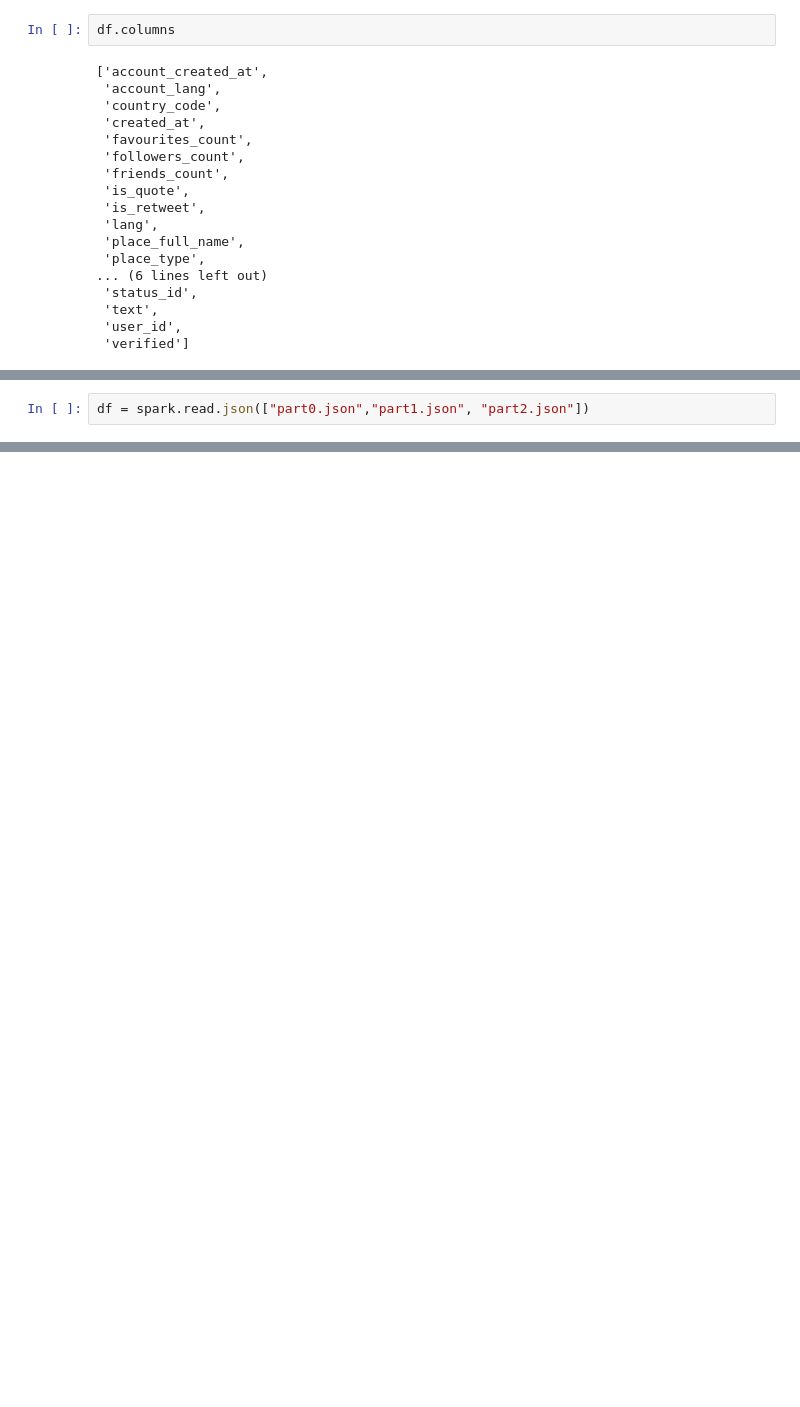
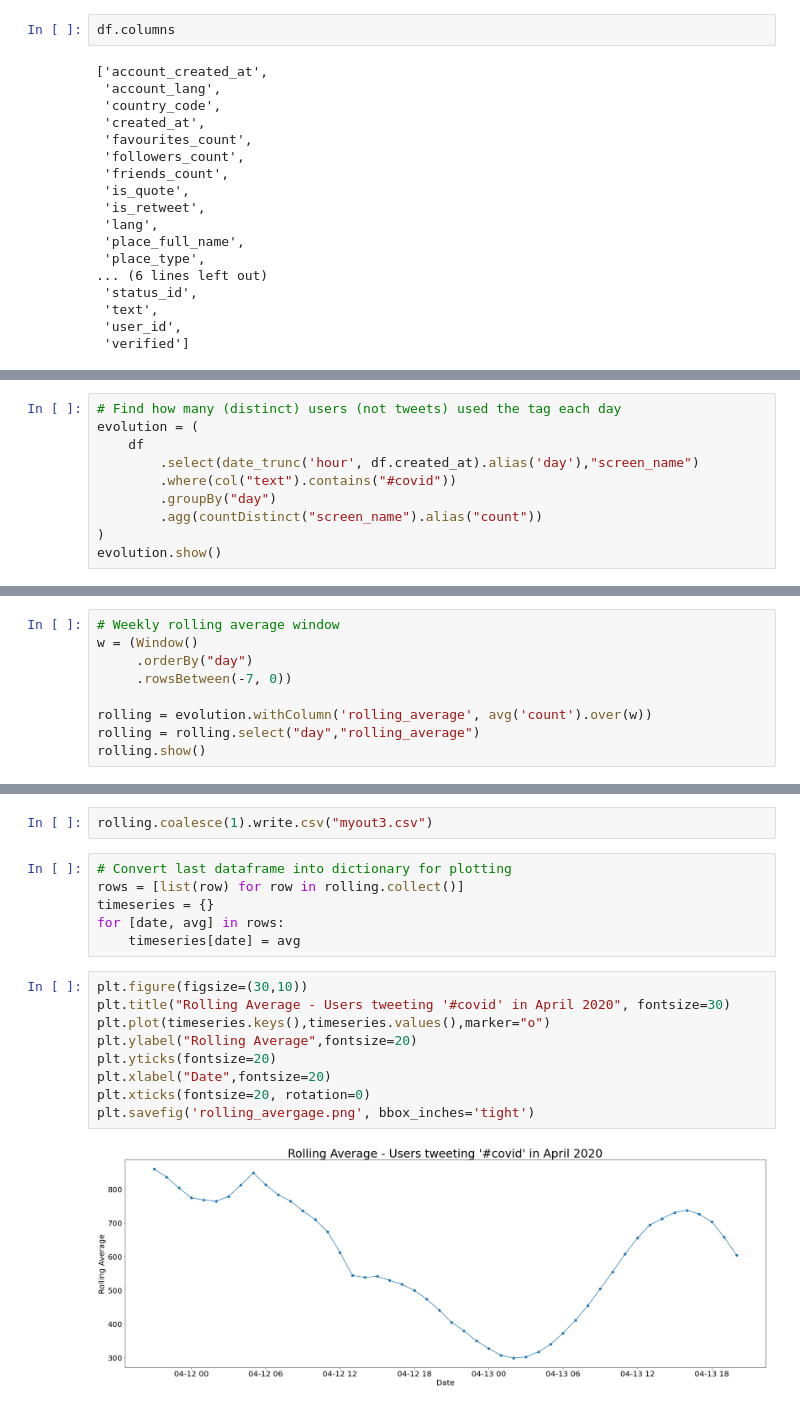
Before and after one commit to arthursl12/Cloud_TP1, a Jupyter notebook: spark_02/Act3.ipynb, the cells around one changed output, grey strips where cells are left out. Saved outputs shown, nothing was run; the diff lists cells and outputs as text; blank space fills up the shorter version.

```diff
--- a/spark_02/Act3.ipynb
+++ b/spark_02/Act3.ipynb
@@ -487,2 +66,0 @@ outrdd = sc.parallelize([lines])
-# %%
-df = spark.read.json(["part0.json","part1.json", "part2.json"])
@@ -695,0 +214,10 @@ sc.stop()
+# %%
+# Find how many (distinct) users (not tweets) used the tag each day
+evolution = (
+    df
+        .select(date_trunc('hour', df.created_at).alias('day'),"screen_name")
+        .where(col("text").contains("#covid"))
+        .groupBy("day")
+        .agg(countDistinct("screen_name").alias("count"))
+)
+evolution.show()
@@ -695,0 +244,9 @@ sc.stop()
+# %%
+# Weekly rolling average window
+w = (Window()
+     .orderBy("day")
+     .rowsBetween(-7, 0))
+
+rolling = evolution.withColumn('rolling_average', avg('count').over(w))
+rolling = rolling.select("day","rolling_average")
+rolling.show()
@@ -695,0 +271,19 @@ sc.stop()
+# %%
+rolling.coalesce(1).write.csv("myout3.csv")
+# %%
+# Convert last dataframe into dictionary for plotting
+rows = [list(row) for row in rolling.collect()]
+timeseries = {}
+for [date, avg] in rows:
+    timeseries[date] = avg
+# %%
+plt.figure(figsize=(30,10))
+plt.title("Rolling Average - Users tweeting '#covid' in April 2020", fontsize=30)
+plt.plot(timeseries.keys(),timeseries.values(),marker="o")
+plt.ylabel("Rolling Average",fontsize=20)
+plt.yticks(fontsize=20)
+plt.xlabel("Date",fontsize=20)
+plt.xticks(fontsize=20, rotation=0)
+plt.savefig('rolling_avergage.png', bbox_inches='tight')
+# %% [output]
+[figure, added]
```
Also changed, not shown: parts of 69 cells of this notebook, 7 other files.
